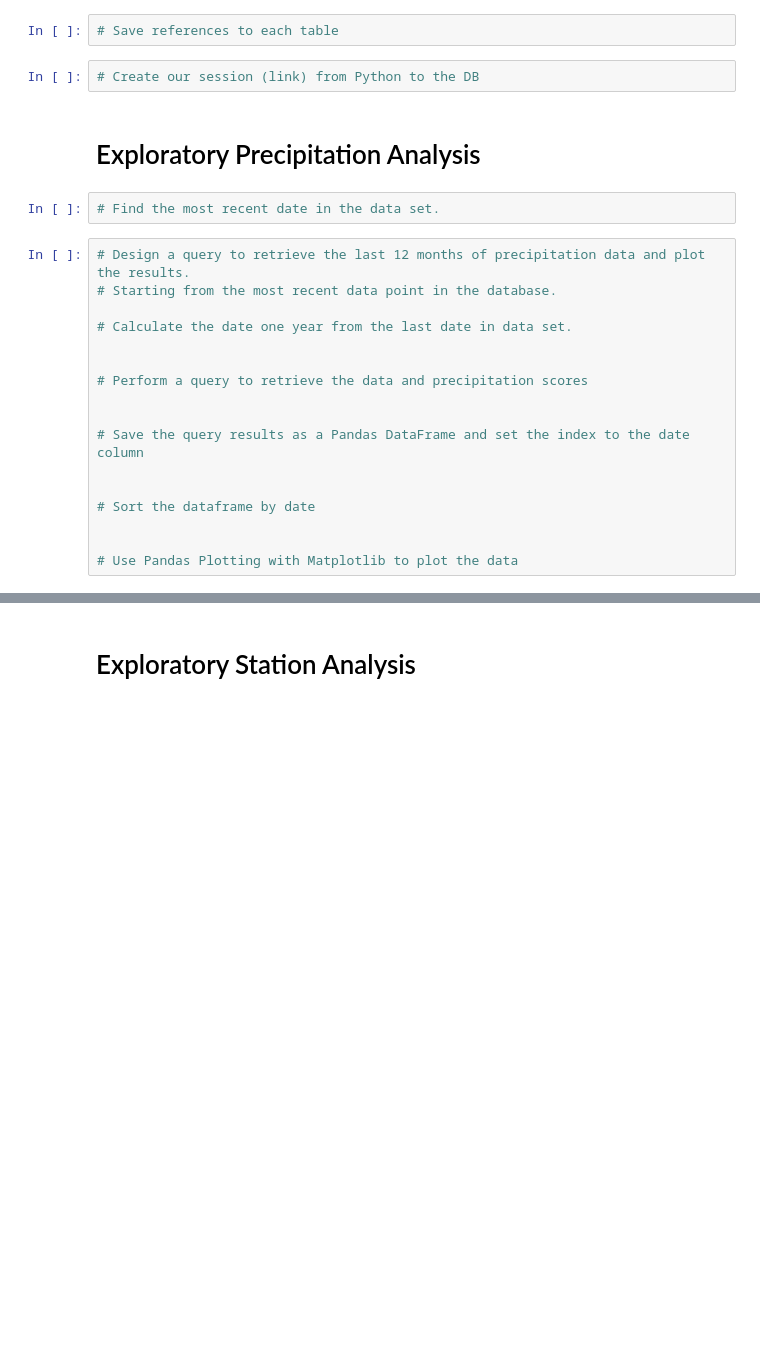
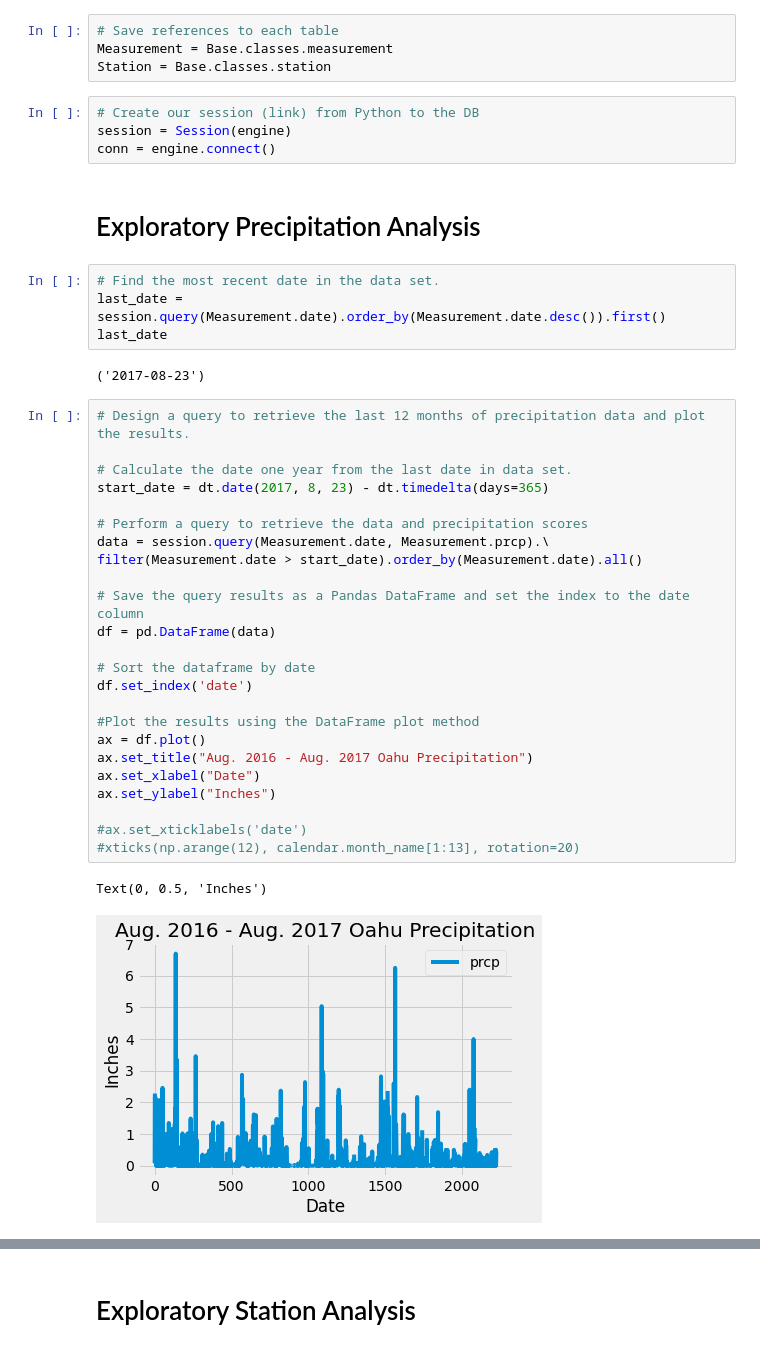
Before and after one commit to jaryan77/Surfs-Up, a Jupyter notebook: Climate Analysis and Exploration/climate_starter.ipynb, the cells around one changed output, grey strips where cells are left out. Drawn from its saved outputs; the diff is of its cells as text; blank space fills up the shorter version.

```diff
--- a/Climate Analysis and Exploration/climate_starter.ipynb
+++ b/Climate Analysis and Exploration/climate_starter.ipynb
@@ -32,27 +33,45 @@ Base.classes.keys()
 # %%
 # Save references to each table
+Measurement = Base.classes.measurement
+Station = Base.classes.station
 # %%
 # Create our session (link) from Python to the DB
+session = Session(engine)
+conn = engine.connect()
 # %% [markdown]
 # Exploratory Precipitation Analysis
 # %%
 # Find the most recent date in the data set.
+last_date = session.query(Measurement.date).order_by(Measurement.date.desc()).first()
+last_date
+# %% [output]
+('2017-08-23')
 # %%
 # Design a query to retrieve the last 12 months of precipitation data and plot the results.
-# Starting from the most recent data point in the database.
 
 # Calculate the date one year from the last date in data set.
-
+start_date = dt.date(2017, 8, 23) - dt.timedelta(days=365)
 
 # Perform a query to retrieve the data and precipitation scores
-
+data = session.query(Measurement.date, Measurement.prcp).\
+filter(Measurement.date > start_date).order_by(Measurement.date).all()
 
 # Save the query results as a Pandas DataFrame and set the index to the date column
-
+df = pd.DataFrame(data)
 
 # Sort the dataframe by date
+df.set_index('date')
 
+#Plot the results using the DataFrame plot method
+ax = df.plot()
+ax.set_title("Aug. 2016 - Aug. 2017 Oahu Precipitation")
+ax.set_xlabel("Date")
+ax.set_ylabel("Inches")
 
-# Use Pandas Plotting with Matplotlib to plot the data
+#ax.set_xticklabels('date')
+#xticks(np.arange(12), calendar.month_name[1:13], rotation=20)
+# %% [output]
+Text(0, 0.5, 'Inches')
+[figure, added]
 # %%
 # Use Pandas to calcualte the summary statistics for the precipitation data
```
Also changed, not shown: parts of 9 cells of this notebook.
